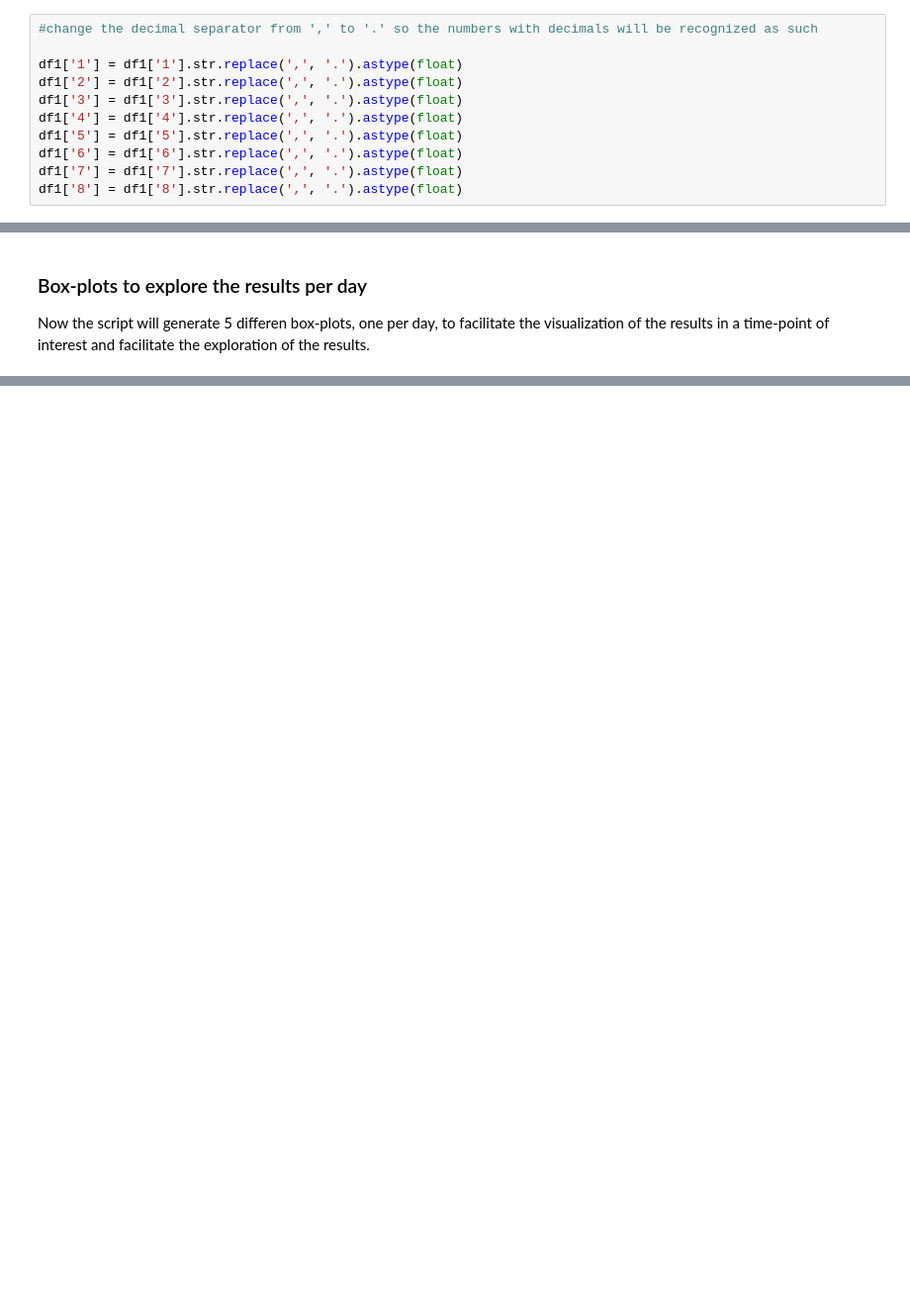
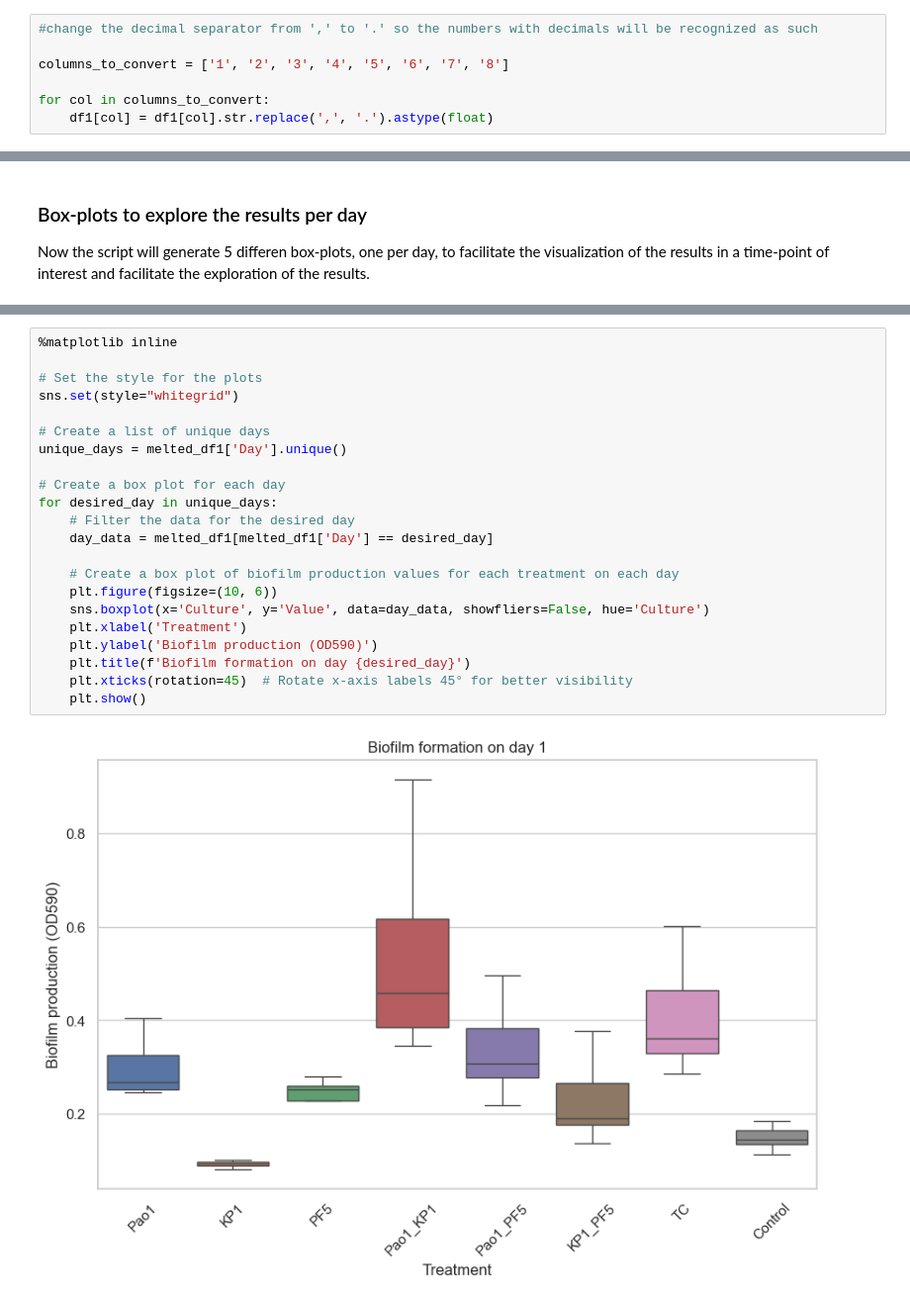
Before and after one commit to jagramont/jagramont_python, a Jupyter notebook: ppk_biofilm-quant.ipynb, the cells around one changed output, grey strips where cells are left out. Shown: that part at 99% size. Drawn from its saved outputs; the diff is of its cells as text; blank space fills up the shorter version.

```diff
--- a/ppk_biofilm-quant.ipynb
+++ b/ppk_biofilm-quant.ipynb
@@ -59,14 +59,10 @@ print(df1.head(20))
 # %%
 #change the decimal separator from ',' to '.' so the numbers with decimals will be recognized as such
 
-df1['1'] = df1['1'].str.replace(',', '.').astype(float)
-df1['2'] = df1['2'].str.replace(',', '.').astype(float)
-df1['3'] = df1['3'].str.replace(',', '.').astype(float)
-df1['4'] = df1['4'].str.replace(',', '.').astype(float)
-df1['5'] = df1['5'].str.replace(',', '.').astype(float)
-df1['6'] = df1['6'].str.replace(',', '.').astype(float)
-df1['7'] = df1['7'].str.replace(',', '.').astype(float)
-df1['8'] = df1['8'].str.replace(',', '.').astype(float)
+columns_to_convert = ['1', '2', '3', '4', '5', '6', '7', '8']
+
+for col in columns_to_convert:
+    df1[col] = df1[col].str.replace(',', '.').astype(float)
 # %%
 print(df1.head(10))
 # %% [output]
@@ -321,0 +308,24 @@ warnings.resetwarnings()
+# %%
+%matplotlib inline
+
+# Set the style for the plots
+sns.set(style="whitegrid")
+
+# Create a list of unique days
+unique_days = melted_df1['Day'].unique()
+
+# Create a box plot for each day
+for desired_day in unique_days:
+    # Filter the data for the desired day
+    day_data = melted_df1[melted_df1['Day'] == desired_day]
+
+    # Create a box plot of biofilm production values for each treatment on each day
+    plt.figure(figsize=(10, 6))
+    sns.boxplot(x='Culture', y='Value', data=day_data, showfliers=False, hue='Culture')
+    plt.xlabel('Treatment')
+    plt.ylabel('Biofilm production (OD590)')
+    plt.title(f'Biofilm formation on day {desired_day}')
+    plt.xticks(rotation=45)  # Rotate x-axis labels 45° for better visibility
+    plt.show()
+# %% [output]
+[figure, added]
```
Also changed, not shown: parts of 10 cells of this notebook, 3 other files.
